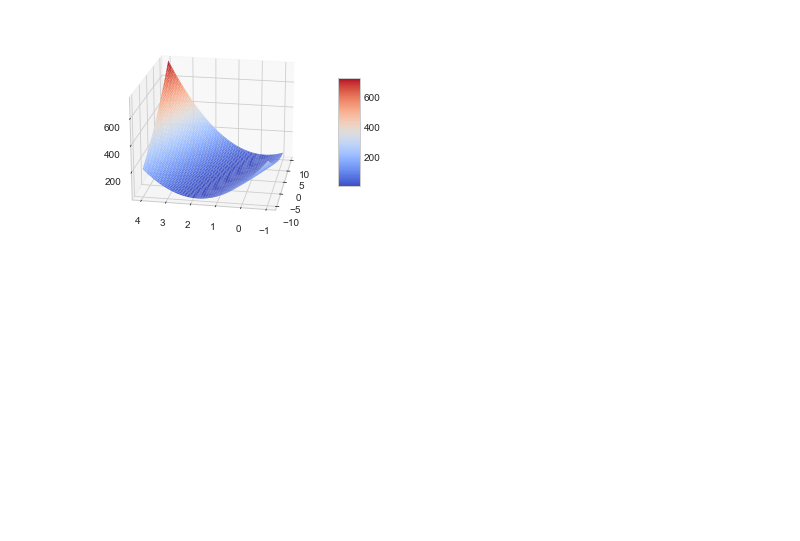
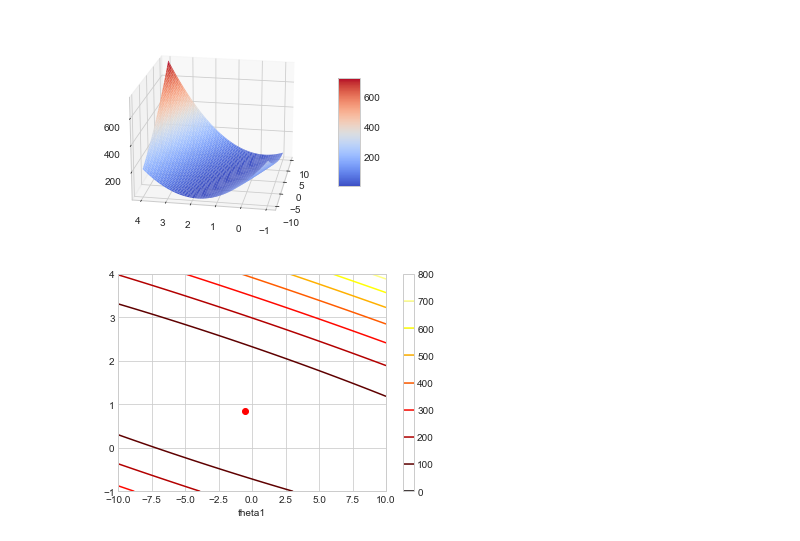
Before and after one commit to vladmld/machine_learning_study, a Jupyter notebook: python/coursera/linear_regression/notebook/linear regression with one variable.ipynb, the cells around one changed output. Drawn from its saved outputs; the diff is of its cells as text; code cells hidden in the pictures; blank space fills up the shorter version.

```diff
--- a/python/coursera/linear_regression/notebook/linear regression with one variable.ipynb
+++ b/python/coursera/linear_regression/notebook/linear regression with one variable.ipynb
@@ -93,2 +91,13 @@ ax.view_init(20, 190)
 # %% [output]
 [figure]
+# %%
+# contour plot
+fig1,ax1 = plt.subplots(1,1)
+cp = ax1.contour(thetha0_values, thetha1_values, J_vals, cmap = plt.get_cmap("hot"))
+fig1.colorbar(cp)
+ax1.set_xlabel("theta0")
+ax1.set_xlabel("theta1")
+ax1.plot(theta[0], theta[1], "or")
+plt.show()
+# %% [output]
+[figure, added]
```
Also changed, not shown: parts of 1 cell of this notebook, 2 other files.
